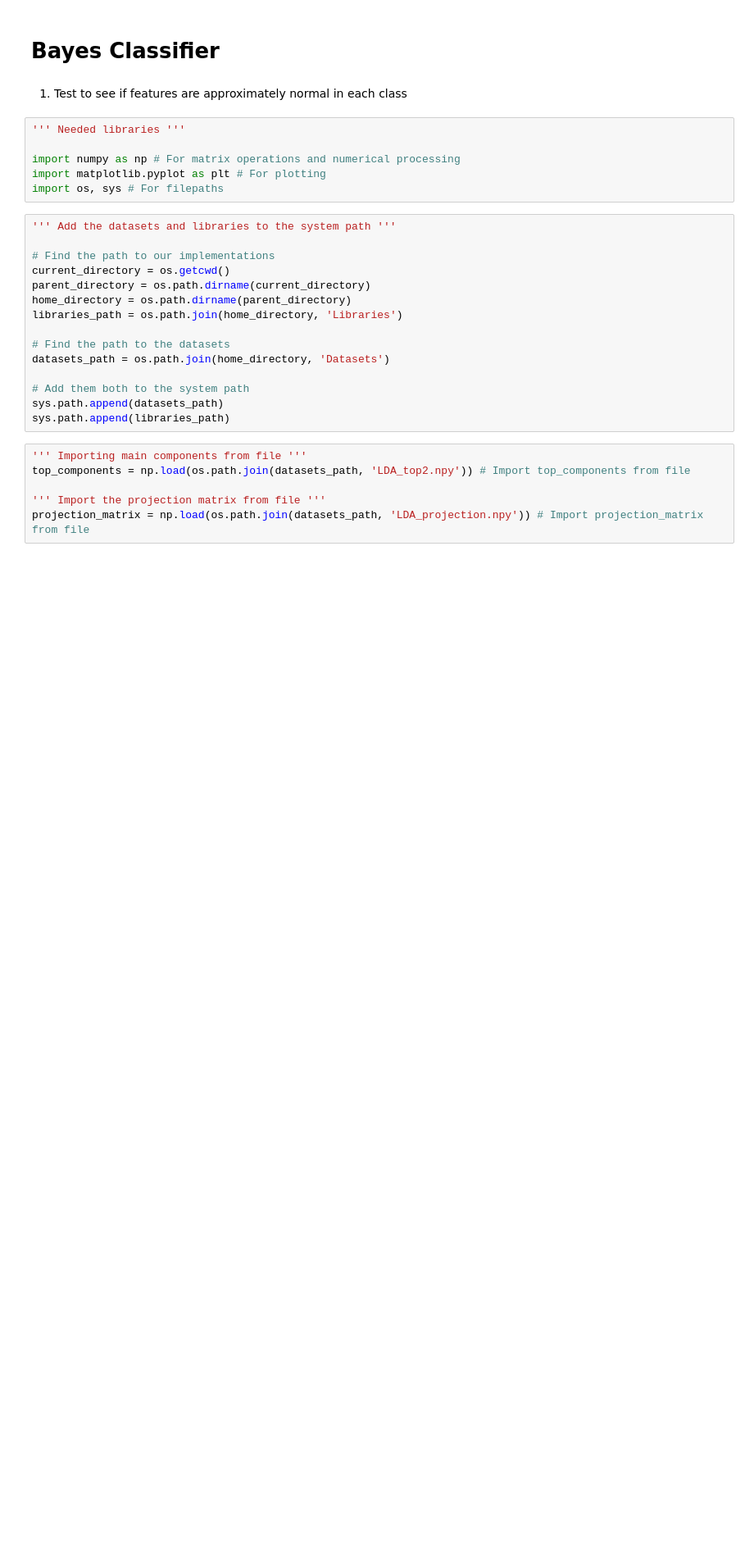
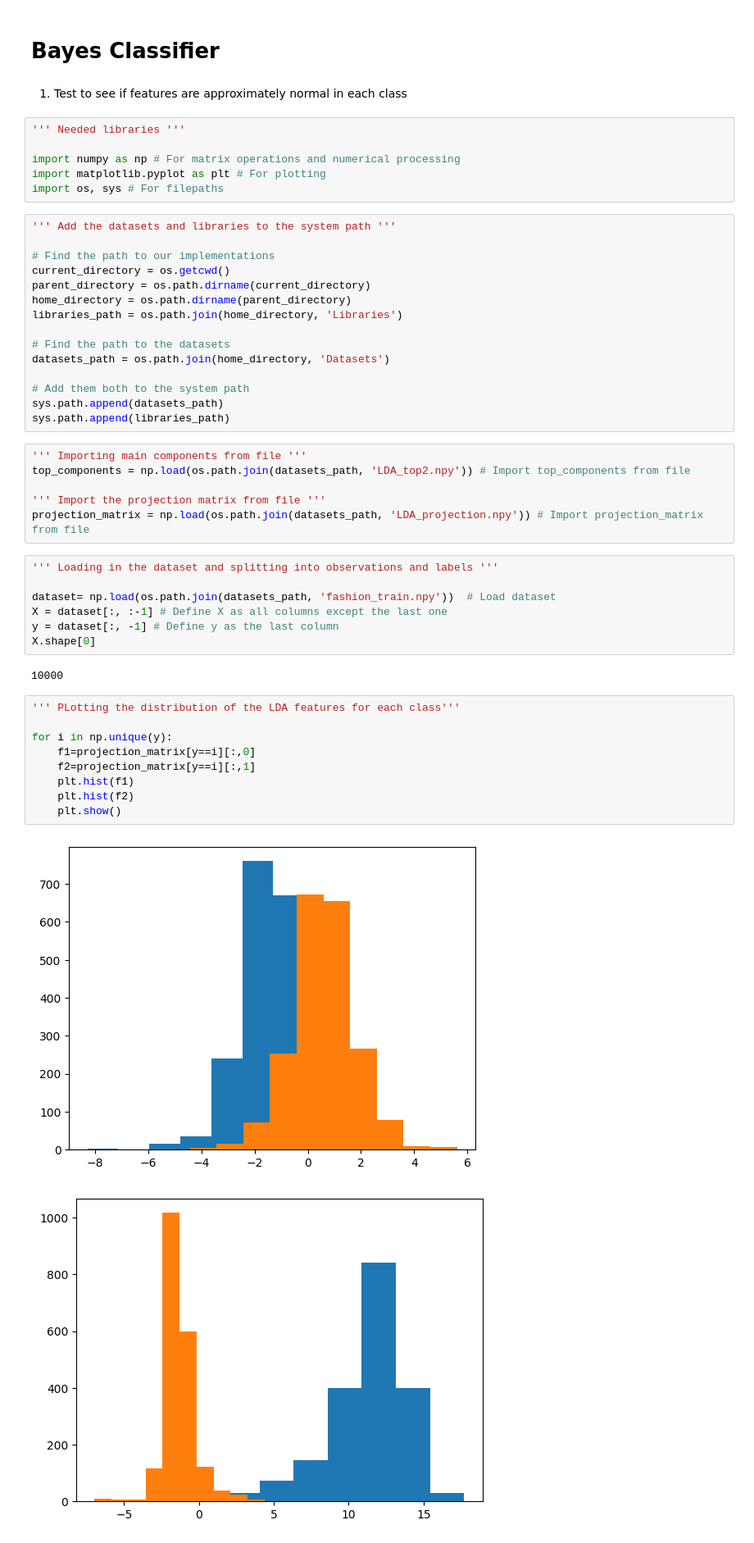
Before and after one commit to AnnaMariaGnat/ML_Project, a Jupyter notebook: Notebooks/02-Bayes/01-Bayes.ipynb, the cells around one changed output. Shown at 82% size. Drawn from its saved outputs; the diff is of its cells as text; blank space fills up the shorter version.

```diff
--- a/Notebooks/02-Bayes/01-Bayes.ipynb
+++ b/Notebooks/02-Bayes/01-Bayes.ipynb
@@ -29,3 +29,24 @@ top_components = np.load(os.path.join(datasets_path, 'LDA_top2.npy')) # Import t
 
 ''' Import the projection matrix from file '''
 projection_matrix = np.load(os.path.join(datasets_path, 'LDA_projection.npy')) # Import projection_matrix from file
+# %%
+''' Loading in the dataset and splitting into observations and labels '''
+
+dataset= np.load(os.path.join(datasets_path, 'fashion_train.npy'))  # Load dataset
+X = dataset[:, :-1] # Define X as all columns except the last one
+y = dataset[:, -1] # Define y as the last column
+X.shape[0]
+# %% [output]
+10000
+# %%
+''' PLotting the distribution of the LDA features for each class'''
+
+for i in np.unique(y):
+    f1=projection_matrix[y==i][:,0]
+    f2=projection_matrix[y==i][:,1]
+    plt.hist(f1)
+    plt.hist(f2)
+    plt.show()
+# %% [output]
+[figure, added]
+[figure, added]
```
Also changed, not shown: parts of 4 cells of this notebook.
